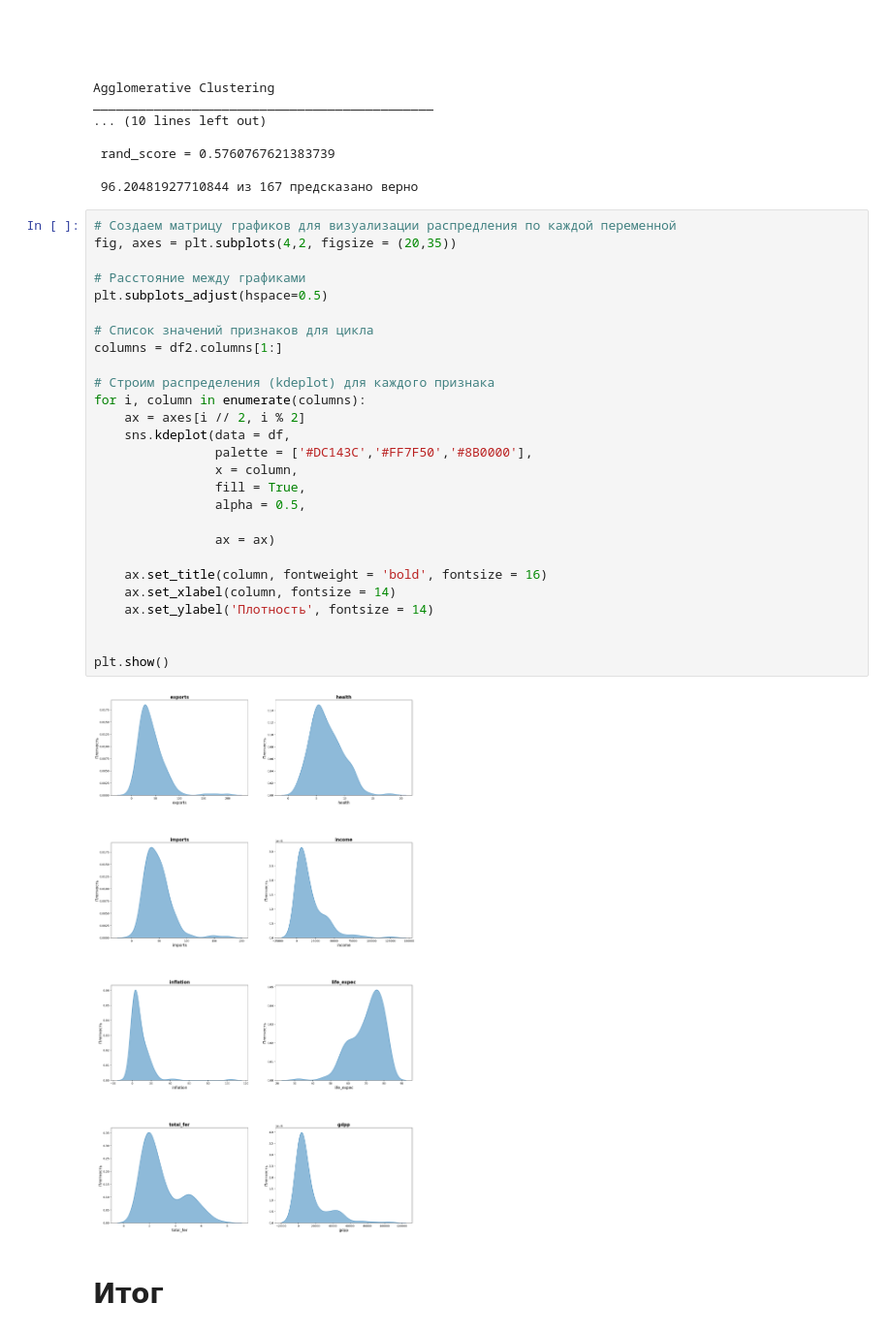
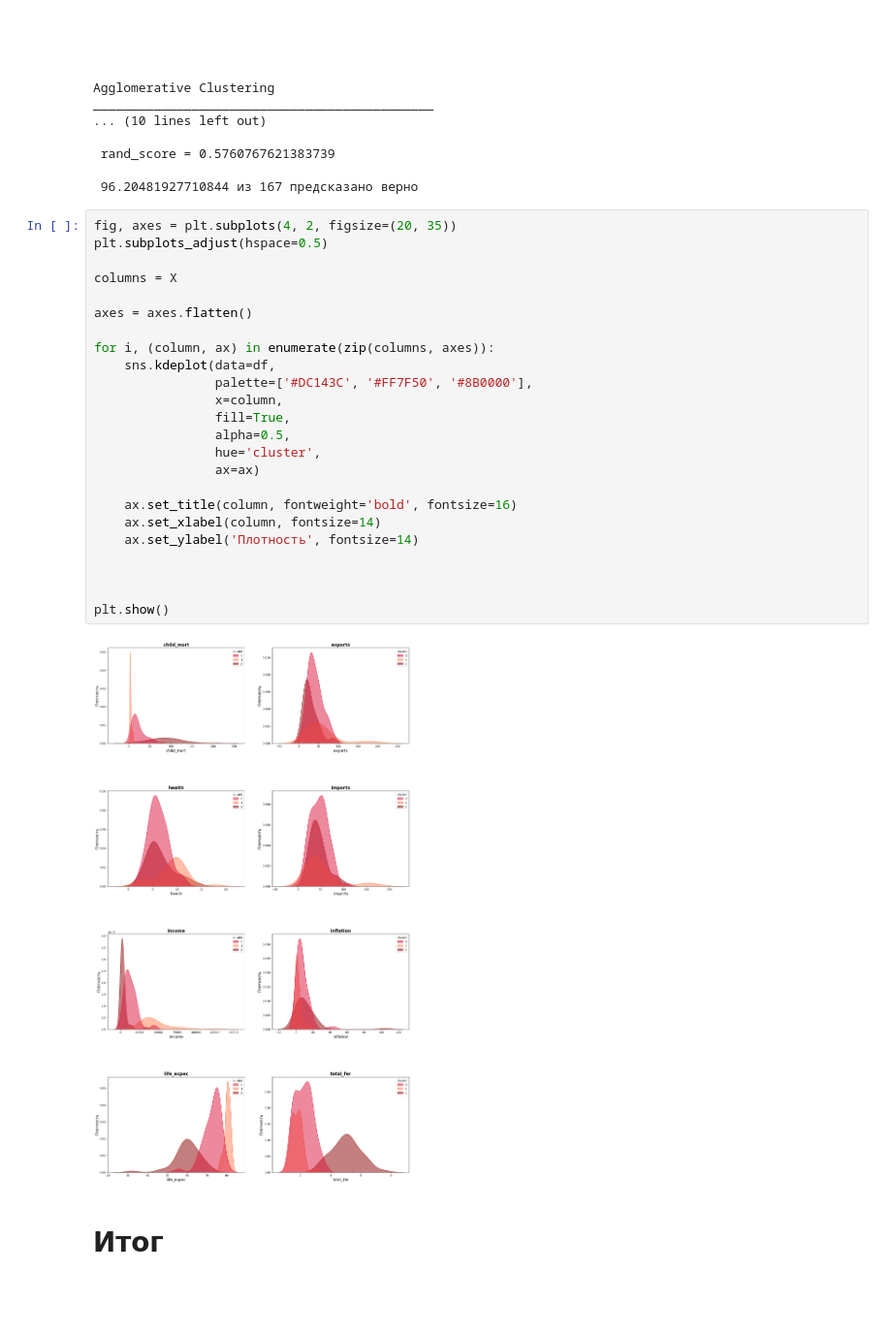
Before and after one commit to Obsida/MachineLearning, a Jupyter notebook: Country (1) (1).ipynb, the cells around one changed output. Shown at 97% size. Saved outputs shown, nothing was run; the diff lists cells and outputs as text; blank space fills up the shorter version.

```diff
--- a/Country (1) (1).ipynb
+++ b/Country (1) (1).ipynb
@@ -569,34 +569,31 @@ _____________________________________________
 
  96.20481927710844 из 167 предсказано верно
 # %%
-# Создаем матрицу графиков для визуализации распредления по каждой переменной
-fig, axes = plt.subplots(4,2, figsize = (20,35))
-
-# Расстояние между графиками
+fig, axes = plt.subplots(4, 2, figsize=(20, 35))
 plt.subplots_adjust(hspace=0.5)
 
-# Список значений признаков для цикла
-columns = df2.columns[1:]
+columns = X
 
-# Строим распределения (kdeplot) для каждого признака
-for i, column in enumerate(columns):
-    ax = axes[i // 2, i % 2]
-    sns.kdeplot(data = df,
-                palette = ['#DC143C','#FF7F50','#8B0000'],
-                x = column,
-                fill = True,
-                alpha = 0.5,
+axes = axes.flatten()
 
-                ax = ax)
+for i, (column, ax) in enumerate(zip(columns, axes)):
+    sns.kdeplot(data=df,
+                palette=['#DC143C', '#FF7F50', '#8B0000'],
+                x=column,
+                fill=True,
+                alpha=0.5,
+                hue='cluster',
+                ax=ax)
 
-    ax.set_title(column, fontweight = 'bold', fontsize = 16)
-    ax.set_xlabel(column, fontsize = 14)
-    ax.set_ylabel('Плотность', fontsize = 14)
+    ax.set_title(column, fontweight='bold', fontsize=16)
+    ax.set_xlabel(column, fontsize=14)
+    ax.set_ylabel('Плотность', fontsize=14)
+
 
 
 plt.show()
 # %% [output]
-[figure, old version]
+[figure, new version]
 # %% [markdown]
 # Итог
 # %% [markdown]
```
